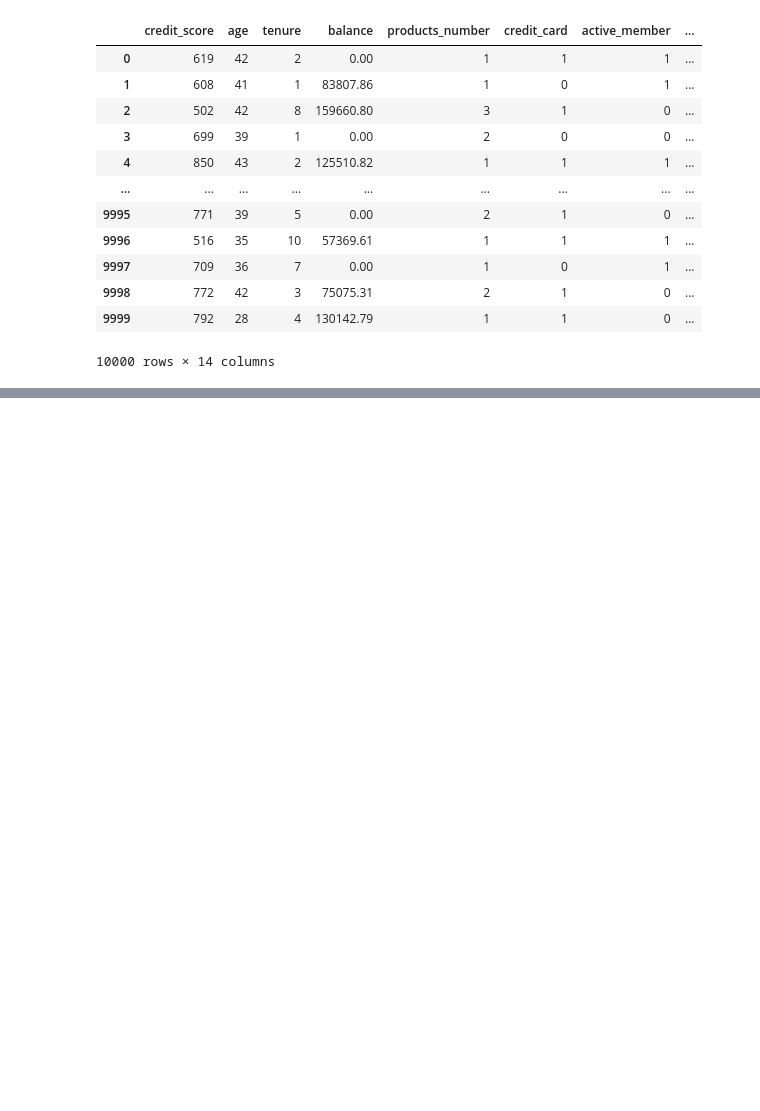
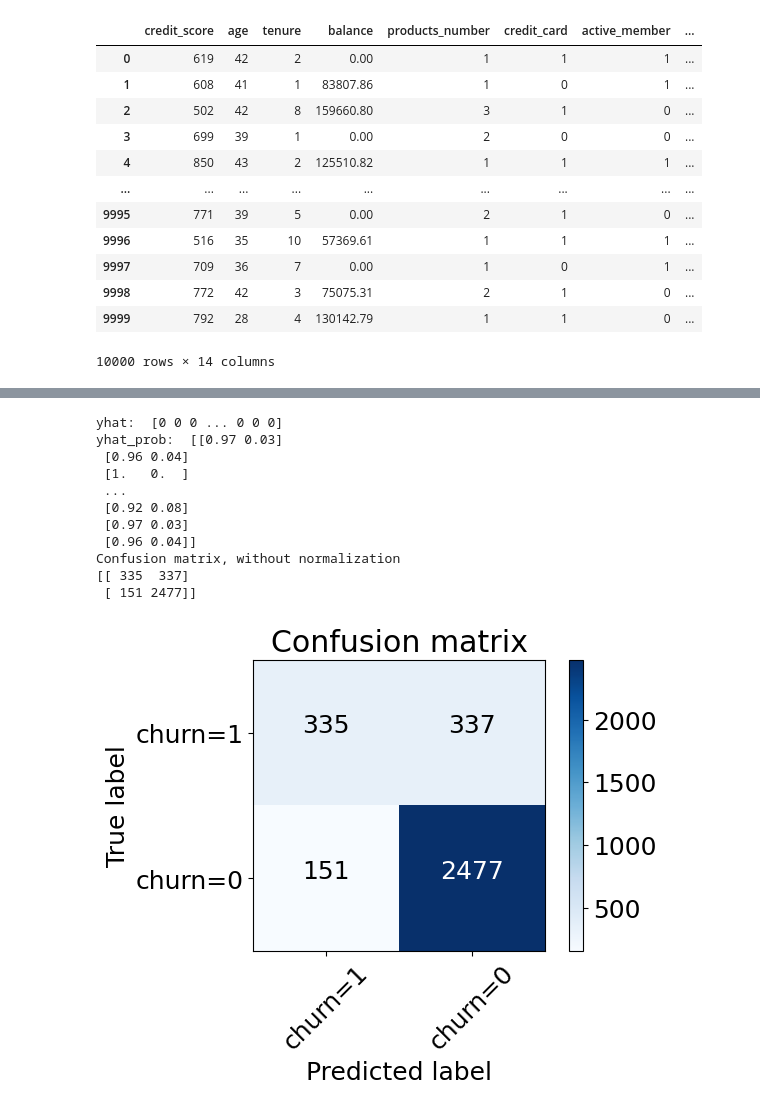
Before and after one commit to stephenlyons18/CECS456-Machine-Learning, a Jupyter notebook: bank_churn.ipynb, the cells around one changed output, grey strips where cells are left out. Saved outputs shown, nothing was run; the diff lists cells and outputs as text; code cells hidden in the pictures; blank space fills up the shorter version.

```diff
--- a/bank_churn.ipynb
+++ b/bank_churn.ipynb
@@ -314,0 +510,36 @@ ValueError: Found input variables with inconsistent numbers of samples: [6700, 3
+# %%
+# xgboost classifier
+
+from xgboost import XGBClassifier
+
+xgb_clf=XGBClassifier()
+xgb_clf.fit(train_data,train_labels)
+
+y_pred_xgb=xgb_clf.predict(test_data)
+
+y_pred_xgb_prob=xgb_clf.predict_proba(test_data)
+
+# print yhat and yhat_prob with labels
+print("yhat: ", y_pred_xgb)
+print("yhat_prob: ", y_pred_xgb_prob)
+
+# Compute confusion matrix
+cnf_matrix = confusion_matrix(test_labels, y_pred_xgb, labels=[1,0])
+np.set_printoptions(precision=2)
+
+# Plot non-normalized confusion matrix
+plt.figure()
+plot_confusion_matrix(cnf_matrix, classes=['churn=1','churn=0'],normalize= False,  title='Confusion matrix')
+# %% [output]
+yhat:  [0 0 0 ... 0 0 0]
+yhat_prob:  [[0.97 0.03]
+ [0.96 0.04]
+ [1.   0.  ]
+ ...
+ [0.92 0.08]
+ [0.97 0.03]
+ [0.96 0.04]]
+Confusion matrix, without normalization
+[[ 335  337]
+ [ 151 2477]]
+[figure, added]
```
Also changed, not shown: parts of 15 cells of this notebook, 2 other files.
